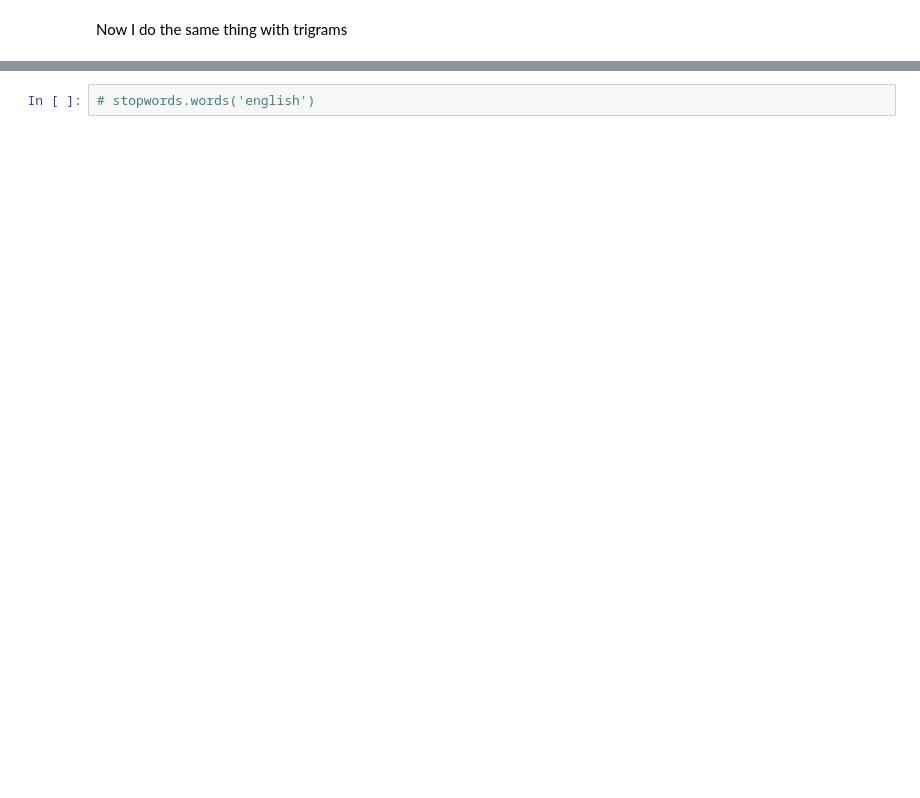
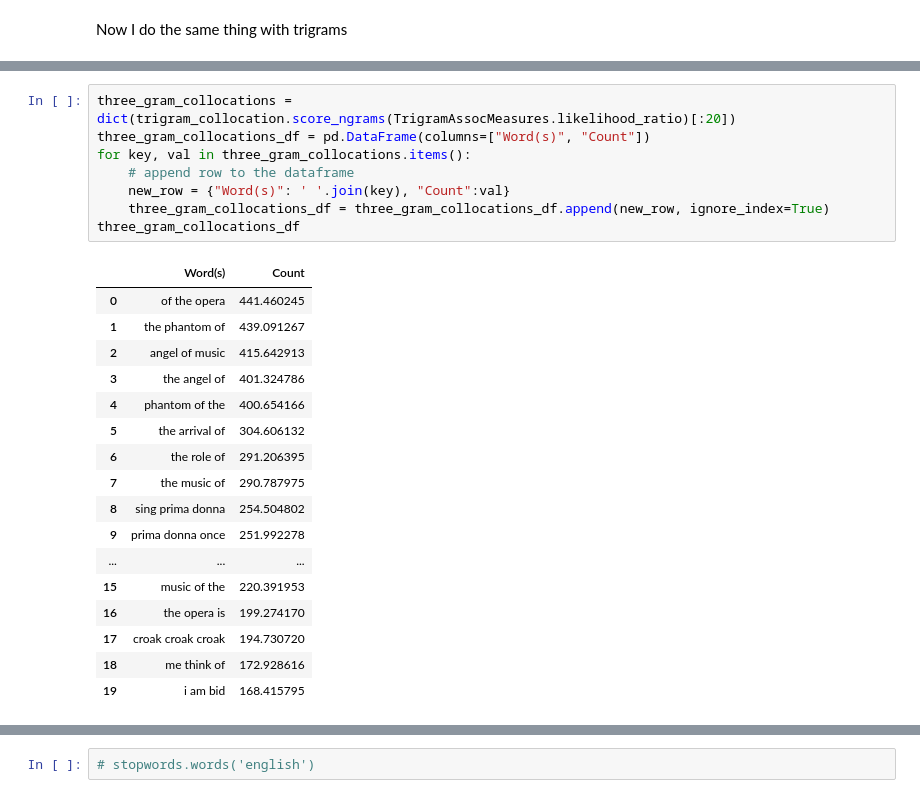
Before and after one commit to chankeith96/Side-Project-Musical-Word-Clouds, a Jupyter notebook: Movie Word Cloud.ipynb, the cells around one changed output, grey strips where cells are left out. Saved outputs shown, nothing was run; the diff lists cells and outputs as text; blank space fills up the shorter version.

```diff
--- a/Movie Word Cloud.ipynb
+++ b/Movie Word Cloud.ipynb
@@ -214 +244,27 @@ trigram_collocation.nbest(TrigramAssocMeasures.likelihood_ratio, 15)
  ('of', 'the', 'music')]
+# %%
+three_gram_collocations = dict(trigram_collocation.score_ngrams(TrigramAssocMeasures.likelihood_ratio)[:20])
+three_gram_collocations_df = pd.DataFrame(columns=["Word(s)", "Count"])
+for key, val in three_gram_collocations.items():
+    # append row to the dataframe
+    new_row = {"Word(s)": ' '.join(key), "Count":val}
+    three_gram_collocations_df = three_gram_collocations_df.append(new_row, ignore_index=True)
+three_gram_collocations_df
+# %% [output]
+|  | Word(s) | Count |
+| 0 | of the opera | 441.460245 |
+| 1 | the phantom of | 439.091267 |
+| 2 | angel of music | 415.642913 |
+| 3 | the angel of | 401.324786 |
+| 4 | phantom of the | 400.654166 |
+| 5 | the arrival of | 304.606132 |
+| 6 | the role of | 291.206395 |
+| 7 | the music of | 290.787975 |
+| 8 | sing prima donna | 254.504802 |
+| 9 | prima donna once | 251.992278 |
+| ... | ... | ... |
+| 15 | music of the | 220.391953 |
+| 16 | the opera is | 199.274170 |
+| 17 | croak croak croak | 194.730720 |
+| 18 | me think of | 172.928616 |
+| 19 | i am bid | 168.415795 |
```
Also changed, not shown: parts of 42 cells of this notebook.
